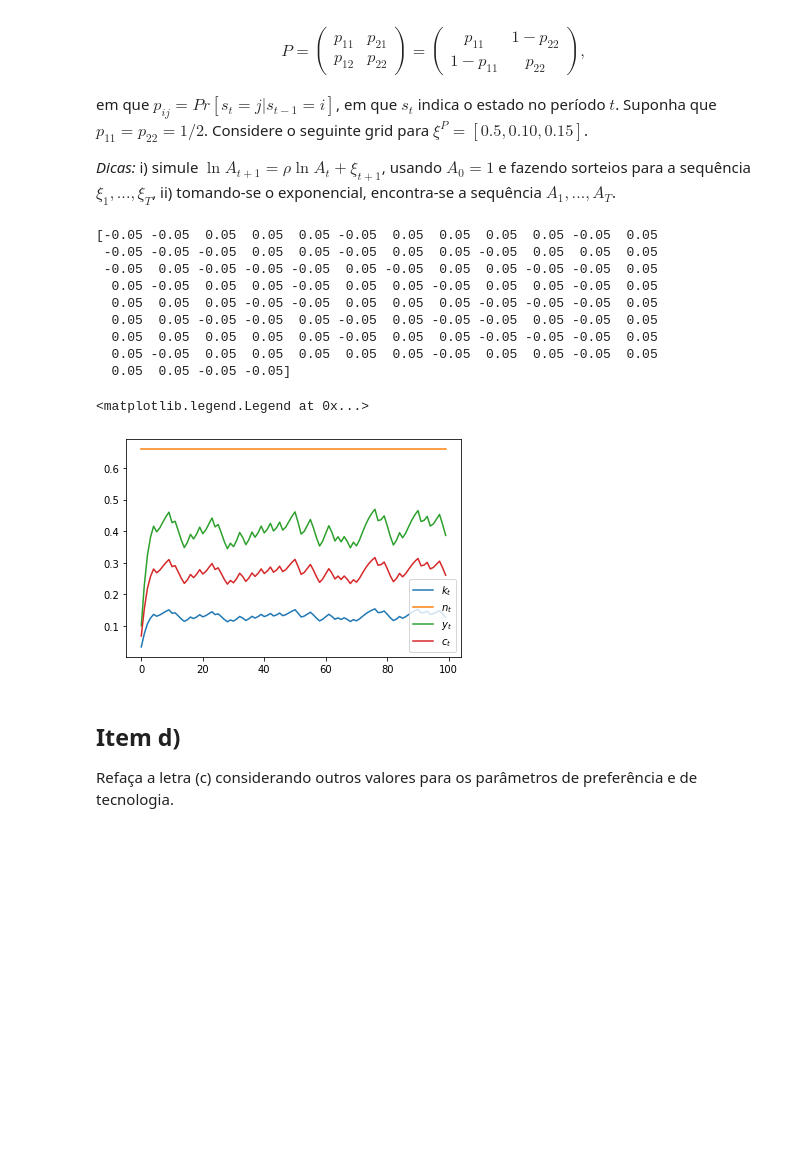
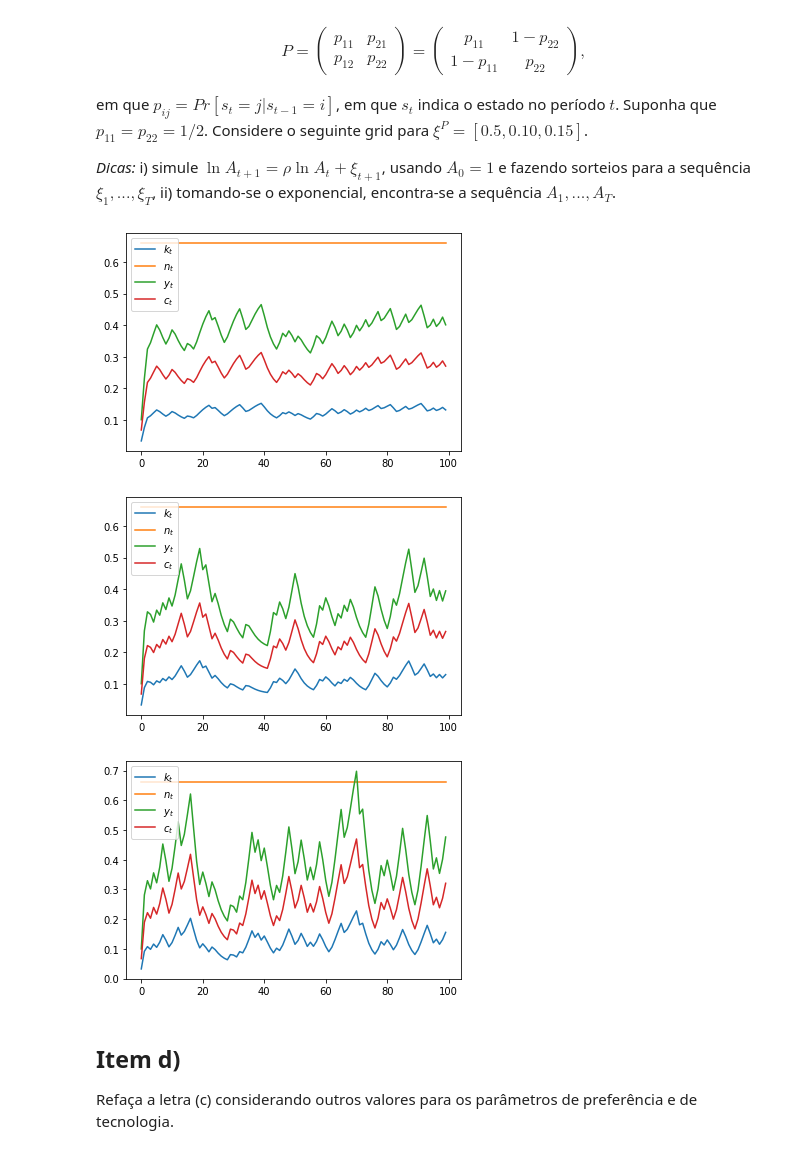
Before and after one commit to lucasestrela/dec_consumo_poupanca, a Jupyter notebook: Lista05_Programacao_Dinamica.ipynb, the cells around one changed output. Saved outputs shown, nothing was run; the diff lists cells and outputs as text; code cells hidden in the pictures; blank space fills up the shorter version.

```diff
--- a/Lista05_Programacao_Dinamica.ipynb
+++ b/Lista05_Programacao_Dinamica.ipynb
@@ -576,56 +576,50 @@ A[0] = A0
 y[0] = y0
 k[0] = k0
 c[0] = y[0] - k[0]
-
-# Sequencia de erros. Apenas existem 2 estados (cada coluna na matriz)
-erro = np.random.choice(xi[:, 0],
-                        size = T,
-                        replace = True)
-
-print(erro)
-# %% [output]
-[-0.05 -0.05  0.05  0.05  0.05 -0.05  0.05  0.05  0.05  0.05 -0.05  0.05
- -0.05 -0.05 -0.05  0.05  0.05 -0.05  0.05  0.05 -0.05  0.05  0.05  0.05
- -0.05  0.05 -0.05 -0.05 -0.05  0.05 -0.05  0.05  0.05 -0.05 -0.05  0.05
-  0.05 -0.05  0.05  0.05 -0.05  0.05  0.05 -0.05  0.05  0.05 -0.05  0.05
-  0.05  0.05  0.05 -0.05 -0.05  0.05  0.05  0.05 -0.05 -0.05 -0.05  0.05
-  0.05  0.05 -0.05 -0.05  0.05 -0.05  0.05 -0.05 -0.05  0.05 -0.05  0.05
-  0.05  0.05  0.05  0.05  0.05 -0.05  0.05  0.05 -0.05 -0.05 -0.05  0.05
-  0.05 -0.05  0.05  0.05  0.05  0.05  0.05 -0.05  0.05  0.05 -0.05  0.05
-  0.05  0.05 -0.05 -0.05]
 # %%
-for t in range(1, T):
-  # Construindo o grid
-  A[t] = np.exp( rho*np.log(A[t-1]) + erro[t] )
 
-# Trajetoria de kt e nt das fçs politicas
-n[0] = (beta*(1-alpha)/ (delta*(1-alpha * beta) + beta*(1-alpha)))
+# Iterando nas colunas de xi (no grid positivo e negativo)
+for i in range(0,np.shape(xi)[1]):
 
-t = 1
+    # Sequencia de erros. Apenas existem 2 estados (cada coluna na matriz)
+    erro = np.random.choice(xi[:, i],
+                            size = T,
+                            replace = True)
 
-for t in range(1, T):
 
-    # Da fç politica
-    n[t] = (beta*(1-alpha)/ (delta*(1-alpha * beta) + beta*(1-alpha)))
-
-    # Da restrição
-    y[t] = A[t]* (k[t-1]**alpha) * ( n[t]**(1-alpha) )
+    for t in range(1, T):
+      # Construindo o grid
+      A[t] = np.exp( rho*np.log(A[t-1]) + erro[t] )
 
     # Trajetoria de kt e nt das fçs politicas
-    # k[t] = k[t-1]*(A[t]*beta**2 *alpha*(1-alpha) / (delta* (1-beta*alpha) + beta * (1-alpha) ) )
-    k[t] = beta*alpha*y[t]
+    n[0] = (beta*(1-alpha)/ (delta*(1-alpha * beta) + beta*(1-alpha)))
 
-    # Da restrição
-    c[t] = y[t] - k[t]
 
-plt.plot(range(0, T), k, label = '$k_t$')
-plt.plot(range(0, T), n, label = '$n_t$')
-plt.plot(range(0, T), y, label = '$y_t$')
-plt.plot(range(0, T), c, label = '$c_t$')
-plt.legend()
+    for t in range(1, T):
+
+        # Da fç politica
+        n[t] = (beta*(1-alpha)/ (delta*(1-alpha * beta) + beta*(1-alpha)))
+
+        # Da restrição
+        y[t] = A[t]* (k[t-1]**alpha) * ( n[t]**(1-alpha) )
+
+        # Trajetoria de kt e nt das fçs politicas
+        # k[t] = k[t-1]*(A[t]*beta**2 *alpha*(1-alpha) / (delta* (1-beta*alpha) + beta * (1-alpha) ) )
+        k[t] = beta*alpha*y[t]
+
+        # Da restrição
+        c[t] = y[t] - k[t]
+
+    plt.plot(range(0, T), k, label = '$k_t$')
+    plt.plot(range(0, T), n, label = '$n_t$')
+    plt.plot(range(0, T), y, label = '$y_t$')
+    plt.plot(range(0, T), c, label = '$c_t$')
+    plt.legend()
+    plt.show()
 # %% [output]
-<matplotlib.legend.Legend at 0x...>
-[figure, old version]
+[figure, new version]
+[figure, added]
+[figure, added]
 # %% [markdown]
 ## Item d)
 
```
